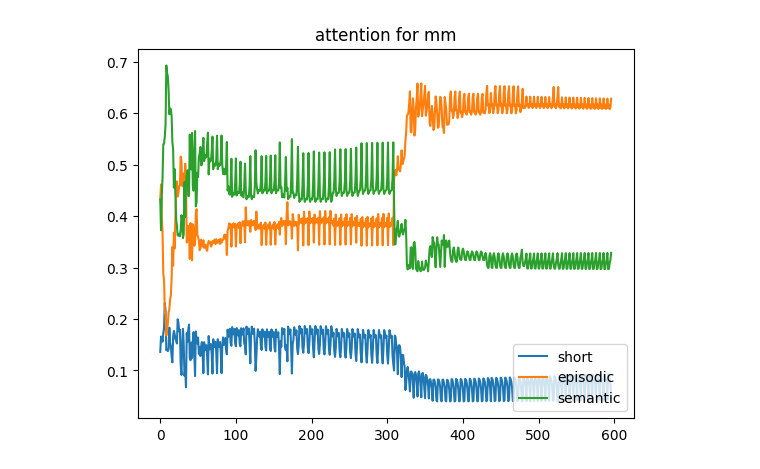
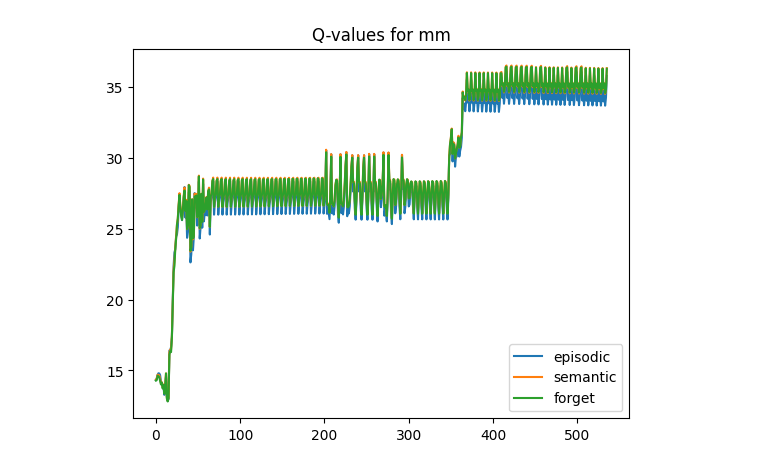
Before and after one commit to humemai/agent-room-env-v2-lstm, a Jupyter notebook: run-trained-model-humemai.ipynb, the cells around one changed output. Saved outputs shown, nothing was run; the diff lists cells and outputs as text; code cells hidden in the pictures.

Commit message:
refactor: Update DQNMMAgent action2str mapping and remove redundant code

```diff
--- a/run-trained-model.ipynb
+++ b/run-trained-model-humemai.ipynb
@@ -245,5 +265,5 @@ for idx in range(num_tests):
 # %%
-idx_of_interest = 9
+idx_of_interest = 16
 # %%
 [(idx, foo) for idx, foo in enumerate(agent.env.hidden_global_states_all)]
 # %% [output]
@@ -264,3 +284,29 @@ idx_of_interest = 9
    ['room_031', 'east', 'wall', 63],
    ['room_031', 'south', 'wall', 63],
    ['room_031', 'west', 'wall', 63],
+# %%
+colors = ["#666666ff", "#cc4125ff", "#3c78d8ff"]  # short, episodic, semantic
+
+plt.figure(figsize=(10, 10))
+for i in range(len(agent.memory_types["mm"])):
+    plt.plot(
+        [foo[i] for foo in stats_interest[idx_of_interest]["mm"]["attention"]],
+        label=agent.memory_types["mm"][i],
+        color=colors[i],
+        linewidth=3.0,
+    )
+
+# Create the legend
+leg = plt.legend(loc="upper right", fontsize=20)
+
+# Change the line width for the legend
+for line in leg.get_lines():
+    line.set_linewidth(6.0)
+
+plt.title("Attention weights for $\pi^{mm}$", fontsize=25)
+plt.xlabel("Number of mm actions taken", fontsize=20)
+plt.ylabel("Coefficient value", fontsize=20)
+plt.xticks(fontsize=15)
+plt.yticks(fontsize=15)
+plt.savefig("attention_weights_mm.pdf")
+plt.show()
@@ -267,11 +315,11 @@ idx_of_interest = 9
 # %%
-for i in range(len(agent.memory_types["mm"])):
+for i in range(len(agent.action2str["mm"])):
     plt.plot(
-        [foo[i] for foo in stats_interest[idx_of_interest]["mm"]["attention"]],
-        label=agent.memory_types["mm"][i],
+        [foo[i] for foo in stats_interest[idx_of_interest]["mm"]["q_value"]],
+        label=agent.action2str["mm"][i],
     )
 
-plt.legend(loc="lower right");
-plt.title("attention for mm");
+plt.legend(loc="lower right")
+plt.title("Q-values for mm");
 # %% [output]
-[figure, old version]
+[figure, new version]
```
Also changed, not shown: parts of 15 cells of this notebook, 47 other files.
